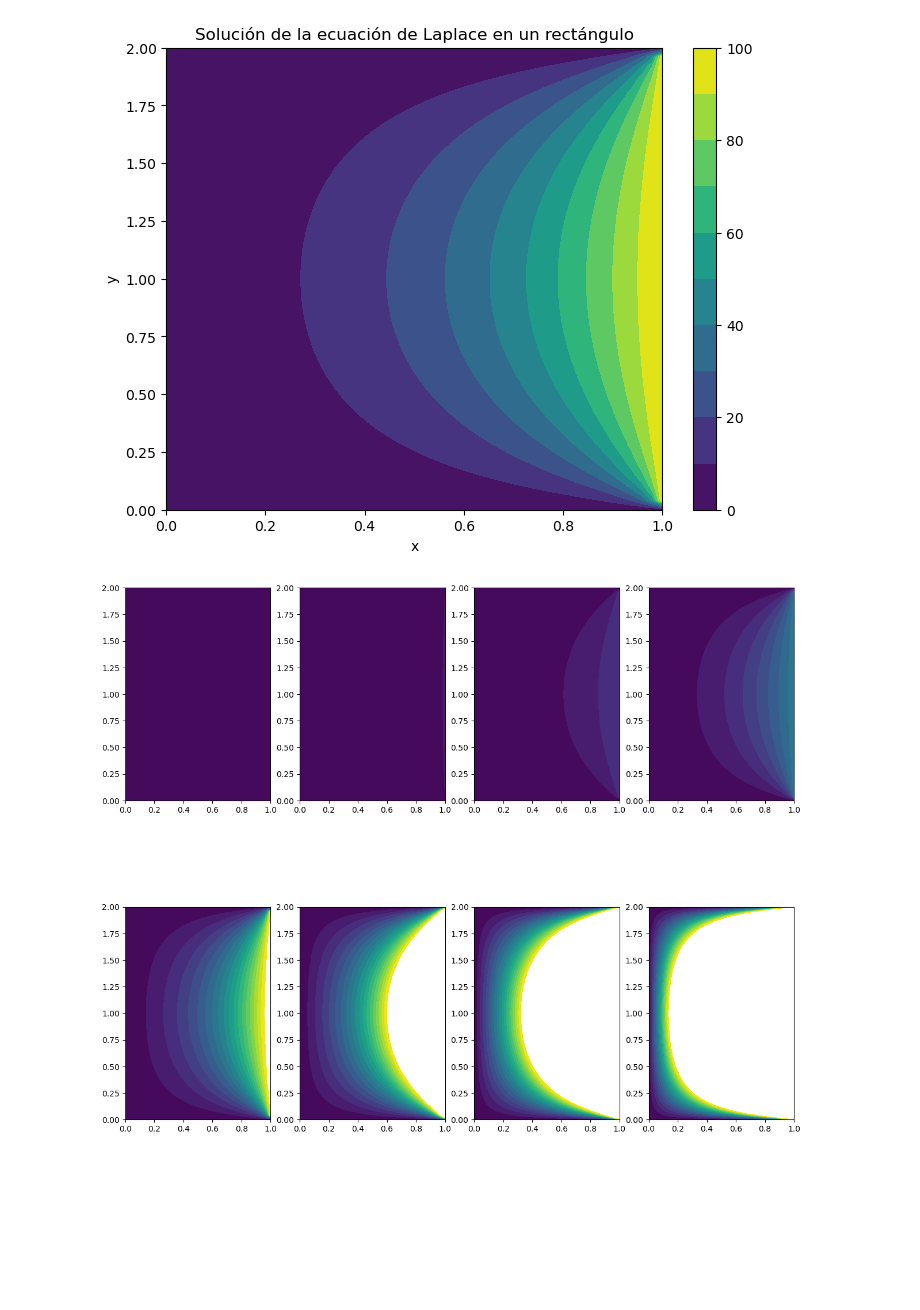
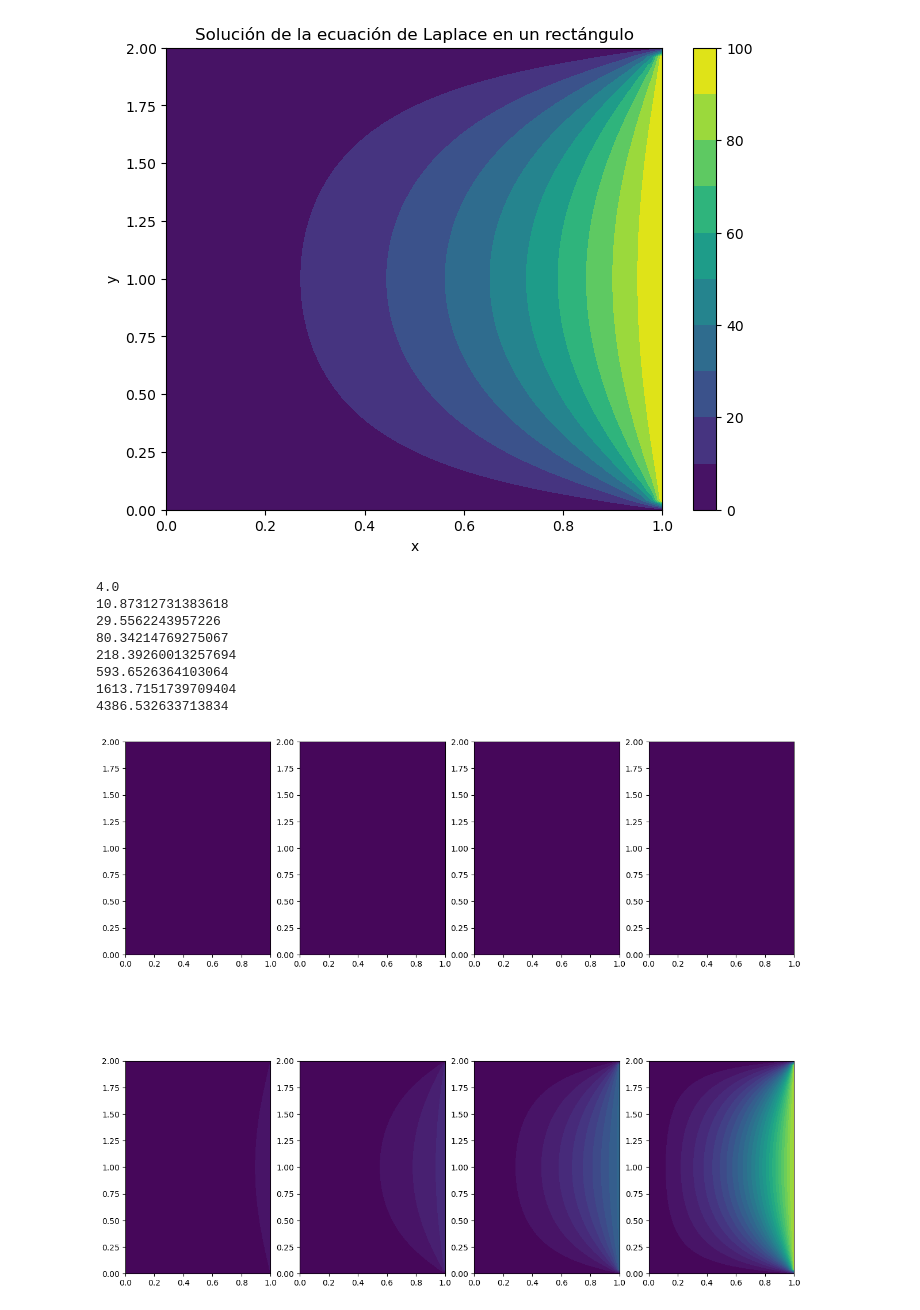
Before and after one commit to alhazacod/heat_eq_t_dependant_boundary, a Jupyter notebook: bloque_calor_t.ipynb, the cells around one changed output. Cells and saved outputs as stored; diff of their text form; code cells hidden in the pictures; blank space fills up the shorter version.

```diff
--- a/bloque_calor_t.ipynb
+++ b/bloque_calor_t.ipynb
@@ -83,23 +83,32 @@ anim.save('anim.gif', writer=writergif)
 # %%
 # define subplot grid
 fig, axs = plt.subplots(nrows=2, ncols=4, figsize=(15, 12))
 plt.subplots_adjust(hspace=0.5)
 #fig.suptitle("_", fontsize=18, y=0.95)
 
 axs = axs.ravel()
 
 n = 0
 for i in range(0,80,10):
   conds = {':,-1':0,
            ':,0' :0,
            '0,:' :0,
            '-1,:':0}
 
   conds[':,-1'] = 4*np.exp(i*0.1)
+  print(conds[':,-1'])
 
   X,Y,phi = solver(conds,(1,2))
-  axs[n].contourf(X, Y, phi, levels=np.linspace(0,200,20))
+  axs[n].contourf(X, Y, phi, levels=np.linspace(0,5000,30))
 
   n+=1
 # %% [output]
+4.0
+10.87312731383618
+29.5562243957226
+80.34214769275067
+218.39260013257694
+593.6526364103064
+1613.7151739709404
+4386.532633713834
-[figure, old version]
+[figure, new version]
```
Also changed, not shown: parts of 1 cell of this notebook.
